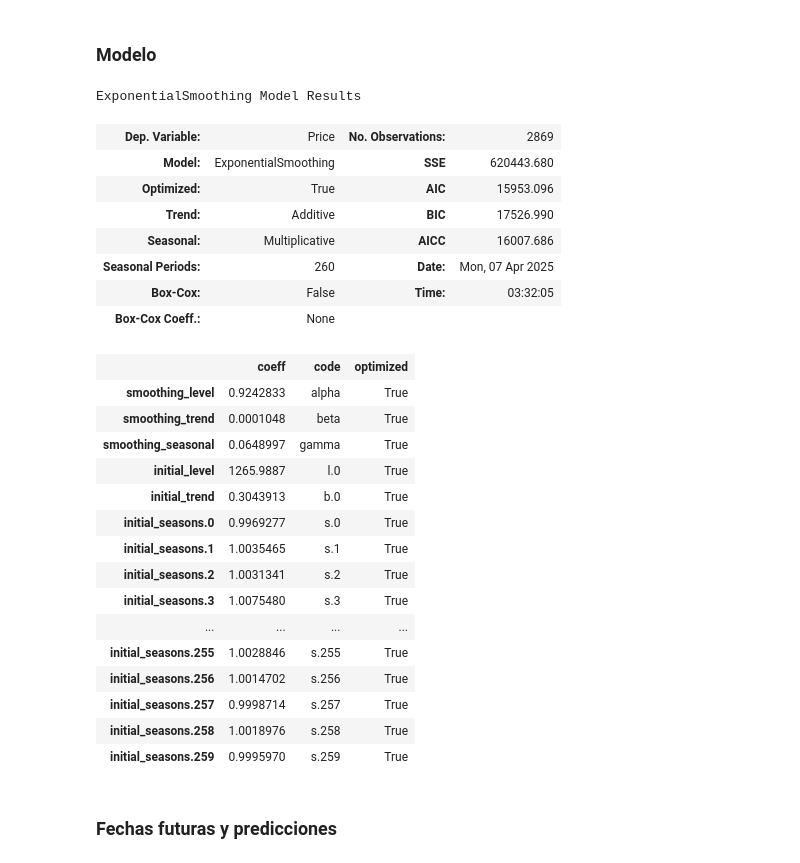
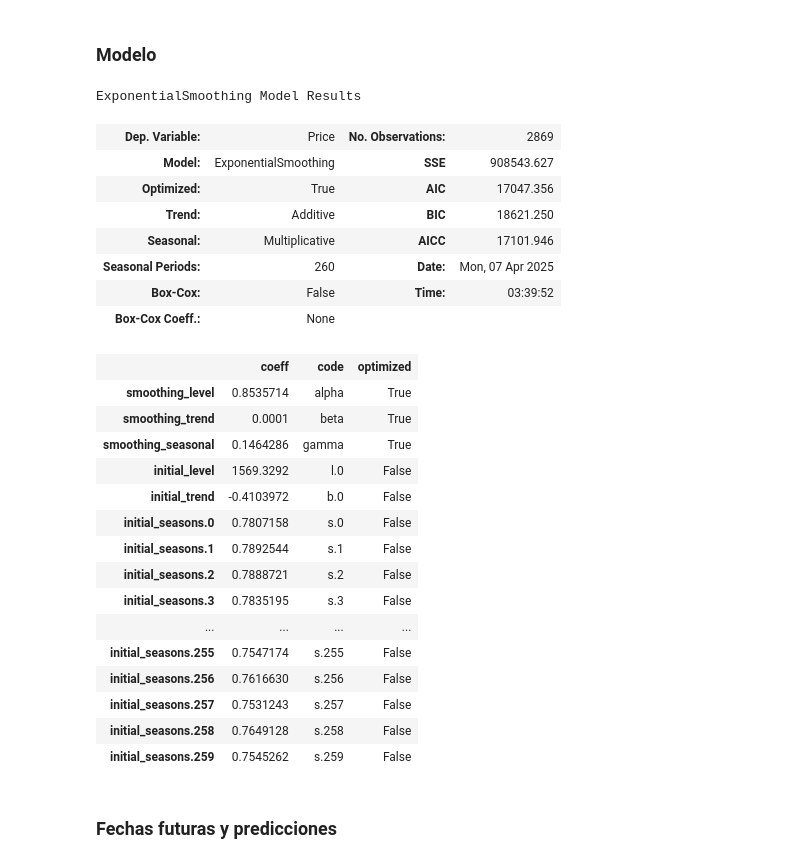
Before and after one commit to edreyesc/ProyectoFinal, a Jupyter notebook: proyectoFinal.ipynb, the cells around one changed output. Drawn from its saved outputs; the diff is of its cells as text; code cells hidden in the pictures.

```diff
--- a/proyectoFinal.ipynb
+++ b/proyectoFinal.ipynb
@@ -147,38 +147,39 @@ _ = plt.ylabel('Price')
 # %%
 modelo_winters = ExponentialSmoothing(
     df_gold['Price'],
     trend='add',
     seasonal='mul',
-    seasonal_periods=260
+    seasonal_periods=260,
+    initialization_method="legacy-heuristic"
 ).fit()
 
 modelo_winters.summary()
 # %% [output]
 ExponentialSmoothing Model Results
 | Dep. Variable: | Price | No. Observations: | 2869 |
-| Model: | ExponentialSmoothing | SSE | 620443.680 |
-| Optimized: | True | AIC | 15953.096 |
-| Trend: | Additive | BIC | 17526.990 |
-| Seasonal: | Multiplicative | AICC | 16007.686 |
+| Model: | ExponentialSmoothing | SSE | 908543.627 |
+| Optimized: | True | AIC | 17047.356 |
+| Trend: | Additive | BIC | 18621.250 |
+| Seasonal: | Multiplicative | AICC | 17101.946 |
 | Seasonal Periods: | 260 | Date: | Mon, 07 Apr 2025 |
-| Box-Cox: | False | Time: | 03:32:05 |
+| Box-Cox: | False | Time: | 03:39:52 |
 | Box-Cox Coeff.: | None |  |  |
 |  | coeff | code | optimized |
-| smoothing_level | 0.9242833 | alpha | True |
-| smoothing_trend | 0.0001048 | beta | True |
-| smoothing_seasonal | 0.0648997 | gamma | True |
-| initial_level | 1265.9887 | l.0 | True |
-| initial_trend | 0.3043913 | b.0 | True |
-| initial_seasons.0 | 0.9969277 | s.0 | True |
-| initial_seasons.1 | 1.0035465 | s.1 | True |
-| initial_seasons.2 | 1.0031341 | s.2 | True |
-| initial_seasons.3 | 1.0075480 | s.3 | True |
+| smoothing_level | 0.8535714 | alpha | True |
+| smoothing_trend | 0.0001 | beta | True |
+| smoothing_seasonal | 0.1464286 | gamma | True |
+| initial_level | 1569.3292 | l.0 | False |
+| initial_trend | -0.4103972 | b.0 | False |
+| initial_seasons.0 | 0.7807158 | s.0 | False |
+| initial_seasons.1 | 0.7892544 | s.1 | False |
+| initial_seasons.2 | 0.7888721 | s.2 | False |
+| initial_seasons.3 | 0.7835195 | s.3 | False |
 | ... | ... | ... | ... |
-| initial_seasons.255 | 1.0028846 | s.255 | True |
-| initial_seasons.256 | 1.0014702 | s.256 | True |
-| initial_seasons.257 | 0.9998714 | s.257 | True |
-| initial_seasons.258 | 1.0018976 | s.258 | True |
-| initial_seasons.259 | 0.9995970 | s.259 | True |
+| initial_seasons.255 | 0.7547174 | s.255 | False |
+| initial_seasons.256 | 0.7616630 | s.256 | False |
+| initial_seasons.257 | 0.7531243 | s.257 | False |
+| initial_seasons.258 | 0.7649128 | s.258 | False |
+| initial_seasons.259 | 0.7545262 | s.259 | False |
 # %% [markdown]
 ### Fechas futuras y predicciones
 # %%
```
Also changed, not shown: parts of 5 cells of this notebook.
